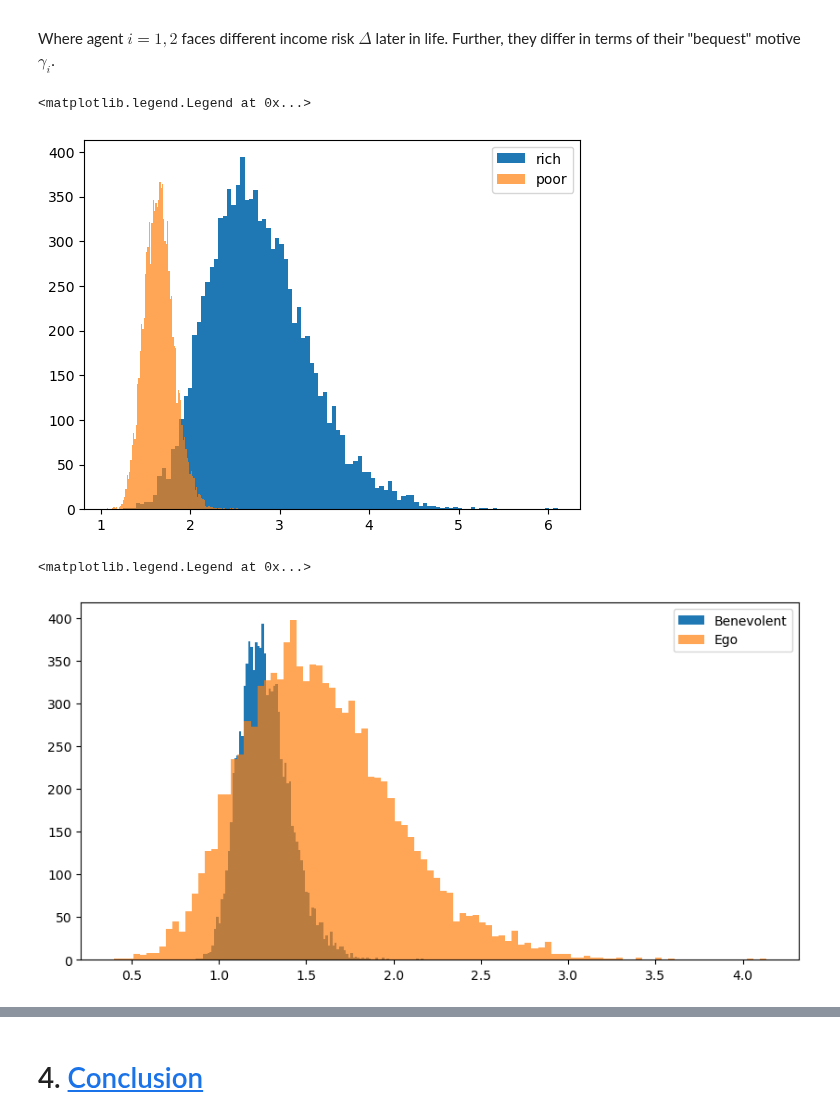
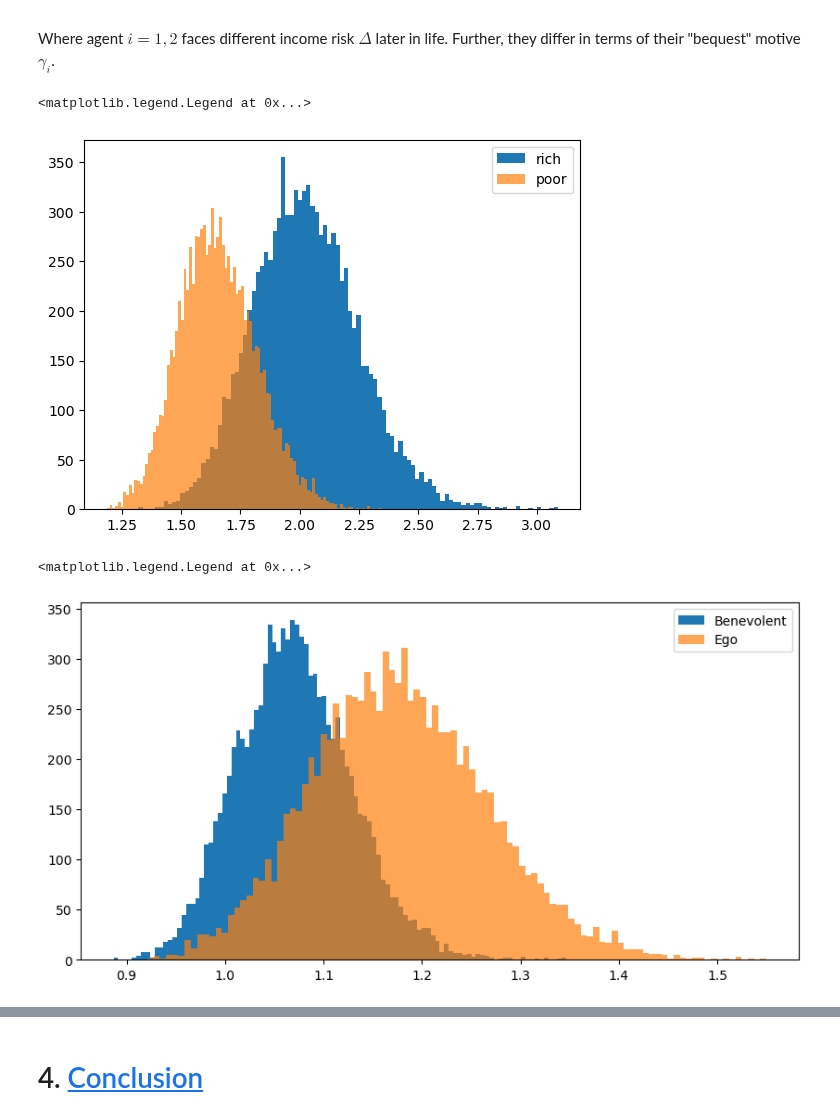
Before and after one commit to NumEconCopenhagen/projects-2024-jbh, a Jupyter notebook: modelproject/modelproject.ipynb, the cells around one changed output, grey strips where cells are left out. Drawn from its saved outputs; the diff is of its cells as text; code cells hidden in the pictures.

```diff
--- a/modelproject/modelproject.ipynb
+++ b/modelproject/modelproject.ipynb
@@ -230,19 +233,19 @@ $$
 
 Where agent $i = 1,2$ faces different income risk $\Delta$ later in life. Further, they differ in terms of their "bequest" motive $\gamma_i$.
 # %%
-seed = np.random.seed(2000)
+seed = np.random.seed(1337)
 N = 10_000
 
-m1_rand = np.random.lognormal(1,.2,size=N)
-m1_rand2 = np.random.lognormal(0.5,0.1,size=N)
+m1_rand_rich = np.random.lognormal(.7,.11,size=N)
+m1_rand_poor = np.random.lognormal(0.5,0.1,size=N)
 
 fig,ax = plt.subplots()
-ax.hist(m1_rand, bins=100, label='rich')
-ax.hist(m1_rand2, bins=100, label='poor', alpha=0.7)
+ax.hist(m1_rand_rich, bins=100, label='rich')
+ax.hist(m1_rand_poor, bins=100, label='poor', alpha=0.7)
 ax.legend()
 # %% [output]
 <matplotlib.legend.Legend at 0x...>
-[figure, old version]
+[figure, new version]
 # %%
 rho = 4
 kappa = 1.5
@@ -291,9 +294,9 @@ sim_c2 = c2_interp(sim_m2)
 # %%
 fig,ax = plt.subplots(figsize=(10,5))
-ax.hist(sim_c1, bins=100, label='Benevolent')
-ax.hist(sim_c2, bins=100, label='Ego', alpha=0.7)
+ax.hist(sim_c1_rich, bins=100, label='Benevolent')
+ax.hist(sim_c1_poor, bins=100, label='Ego', alpha=0.7)
 
 ax.legend()
 # %% [output]
 <matplotlib.legend.Legend at 0x...>
-[figure, old version]
+[figure, new version]
```
Also changed, not shown: parts of 12 cells of this notebook, 1 other file.
